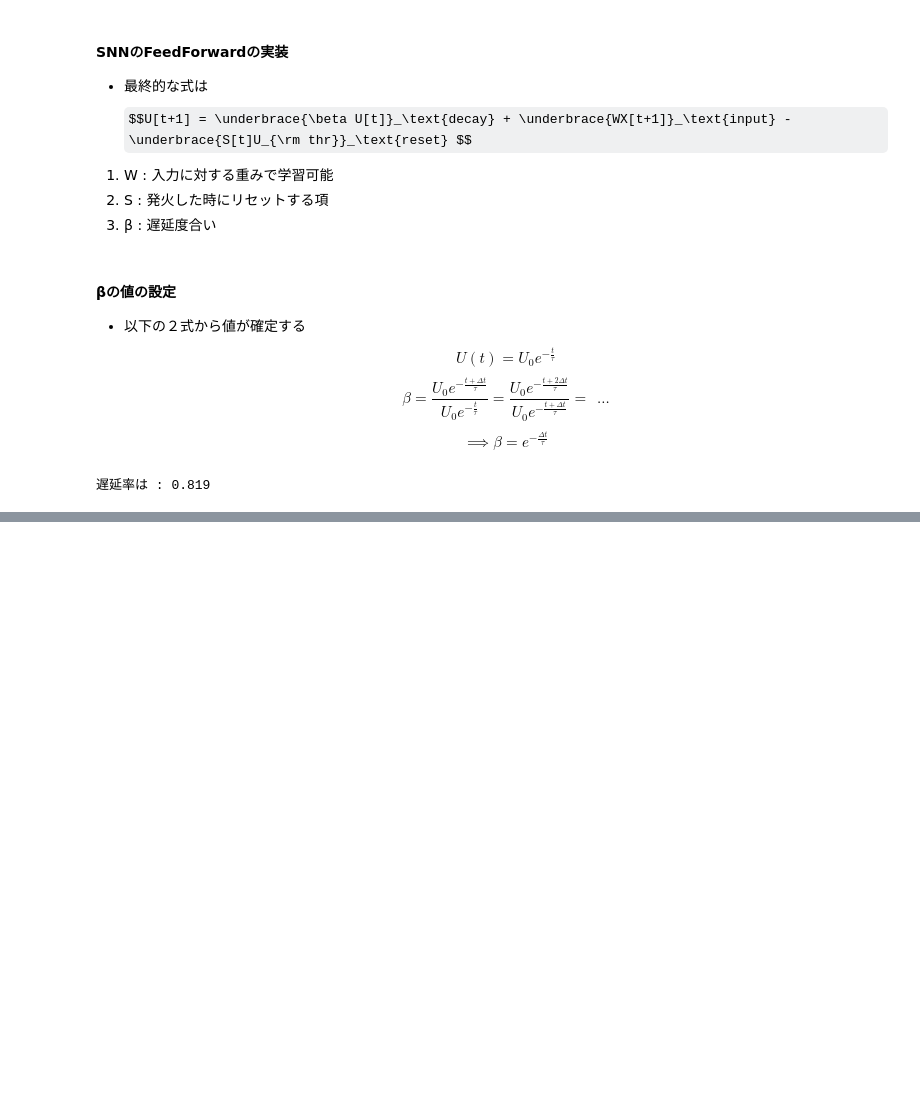
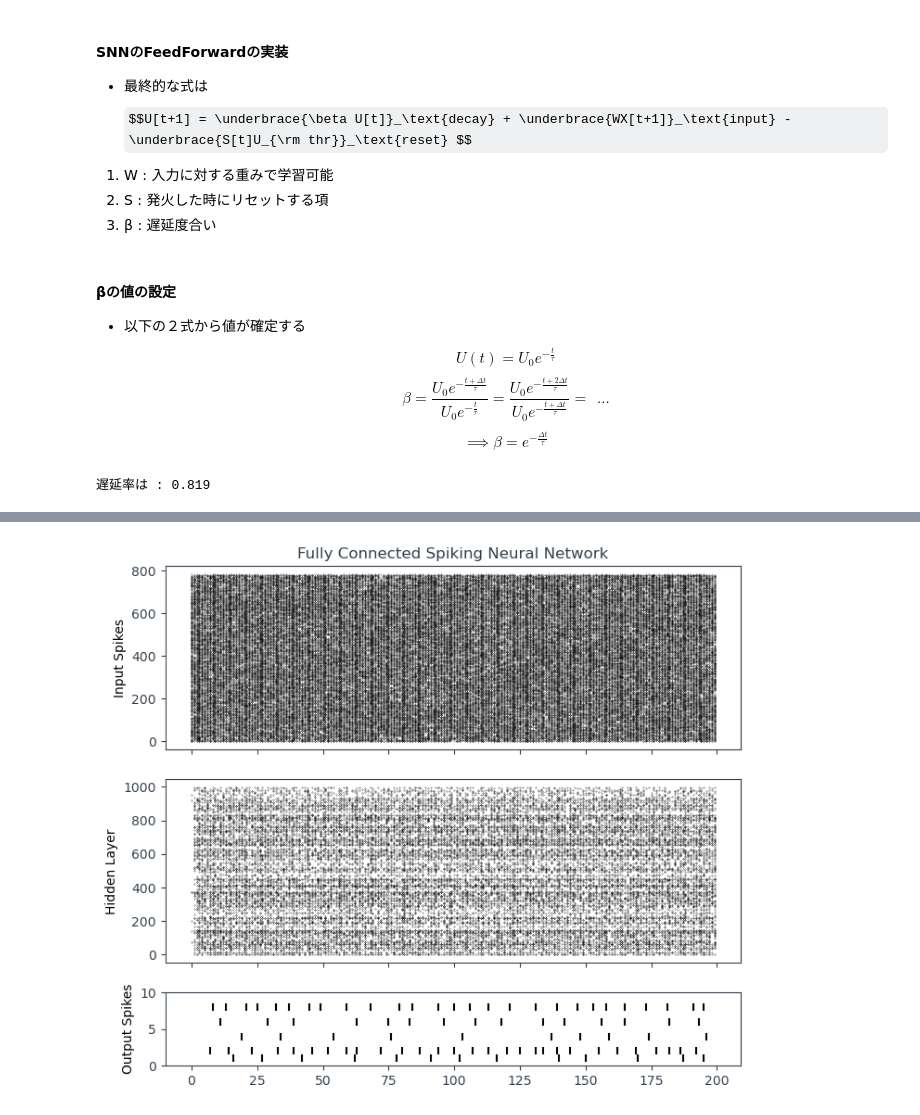
Before and after one commit to maoya23/deep-learning, a Jupyter notebook: SpikingNeuralnetrowk/Feerforward.ipynb, the cells around one changed output, grey strips where cells are left out. Saved outputs shown, nothing was run; the diff lists cells and outputs as text; code cells hidden in the pictures; some formulas as TeX source; blank space fills up the shorter version.

```diff
--- a/SpikingNeuralnetrowk/Feerforward.ipynb
+++ b/SpikingNeuralnetrowk/Feerforward.ipynb
@@ -165,0 +205,9 @@ class forward(SNN_input):
+# %%
+#.init_leaky()は初期化するメソッド
+mem1 = lif1.init_leaky()
+mem2 = lif2.init_leaky()
+
+#出力の設定
+mem2_rec = []
+spk1_rec = []
+spk2_rec = []
@@ -165,0 +220,4 @@ class forward(SNN_input):
+# %%
+spk_in = spikegen.rate_conv(torch.rand((200, 784))).unsqueeze(1)
+#.unsqueezeで次元を追加する
+print(f"Dimensions of spk_in: {spk_in.size()}")
@@ -165,0 +231,40 @@ class forward(SNN_input):
+# %%
+for step in range(num_steps):
+    cur1 = fc1(spk_in[step]) # post-synaptic current <-- spk_in x weight
+    spk1, mem1 = lif1(cur1, mem1) # mem[t+1] <--post-syn current + decayed membrane
+    cur2 = fc2(spk1)
+    spk2, mem2 = lif2(cur2, mem2)
+
+    mem2_rec.append(mem2)
+    spk1_rec.append(spk1)
+    spk2_rec.append(spk2)
+
+# convert lists to tensors
+mem2_rec = torch.stack(mem2_rec)
+spk1_rec = torch.stack(spk1_rec)
+spk2_rec = torch.stack(spk2_rec)
+
+def plot_snn_spikes(spk_in, spk1_rec, spk2_rec, title):
+  # Generate Plots
+  fig, ax = plt.subplots(3, figsize=(8,7), sharex=True,
+                        gridspec_kw = {'height_ratios': [1, 1, 0.4]})
+
+  # Plot input spikes
+  splt.raster(spk_in[:,0], ax[0], s=0.03, c="black")
+  ax[0].set_ylabel("Input Spikes")
+  ax[0].set_title(title)
+
+  # Plot hidden layer spikes
+  splt.raster(spk1_rec.reshape(num_steps, -1), ax[1], s = 0.05, c="black")
+  ax[1].set_ylabel("Hidden Layer")
+
+  # Plot output spikes
+  splt.raster(spk2_rec.reshape(num_steps, -1), ax[2], c="black", marker="|")
+  ax[2].set_ylabel("Output Spikes")
+  ax[2].set_ylim([0, 10])
+
+  plt.show()
+
+plot_snn_spikes(spk_in, spk1_rec, spk2_rec, "Fully Connected Spiking Neural Network")
+# %% [output]
+[figure, added]
```
Also changed, not shown: parts of 19 cells of this notebook.
